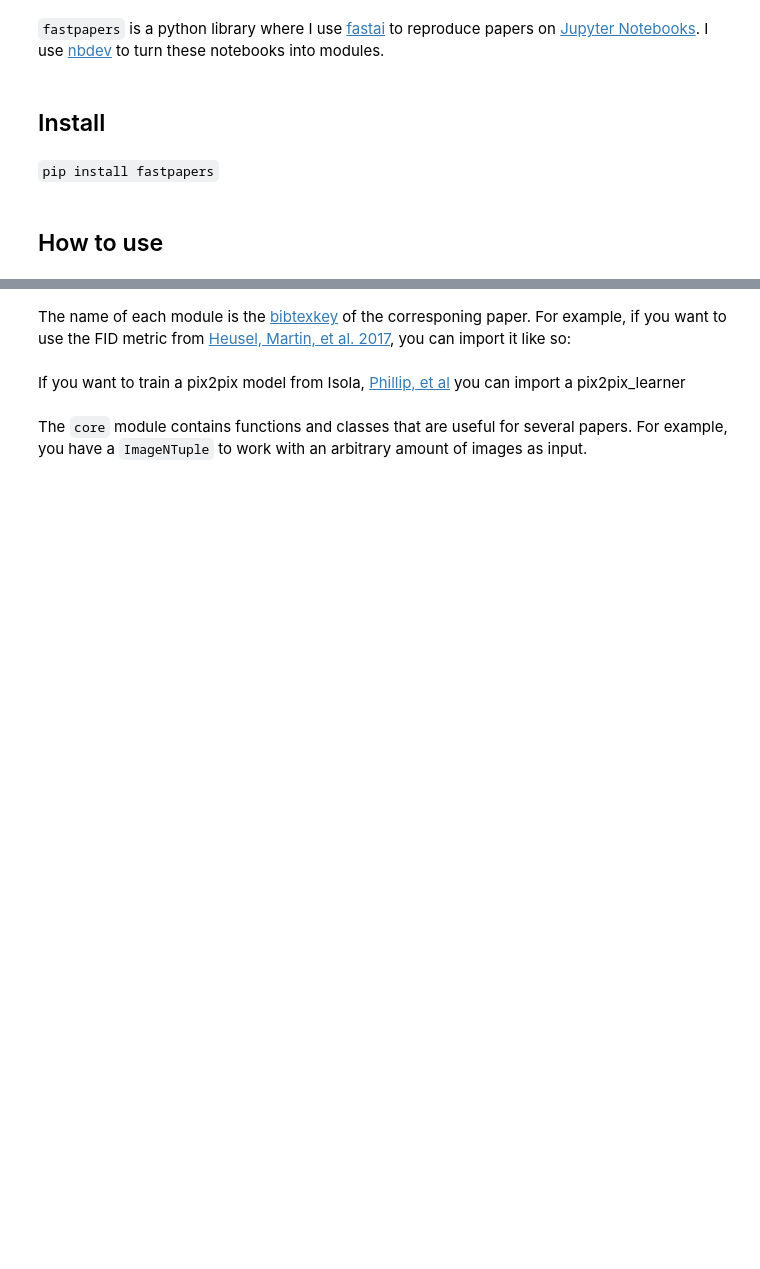
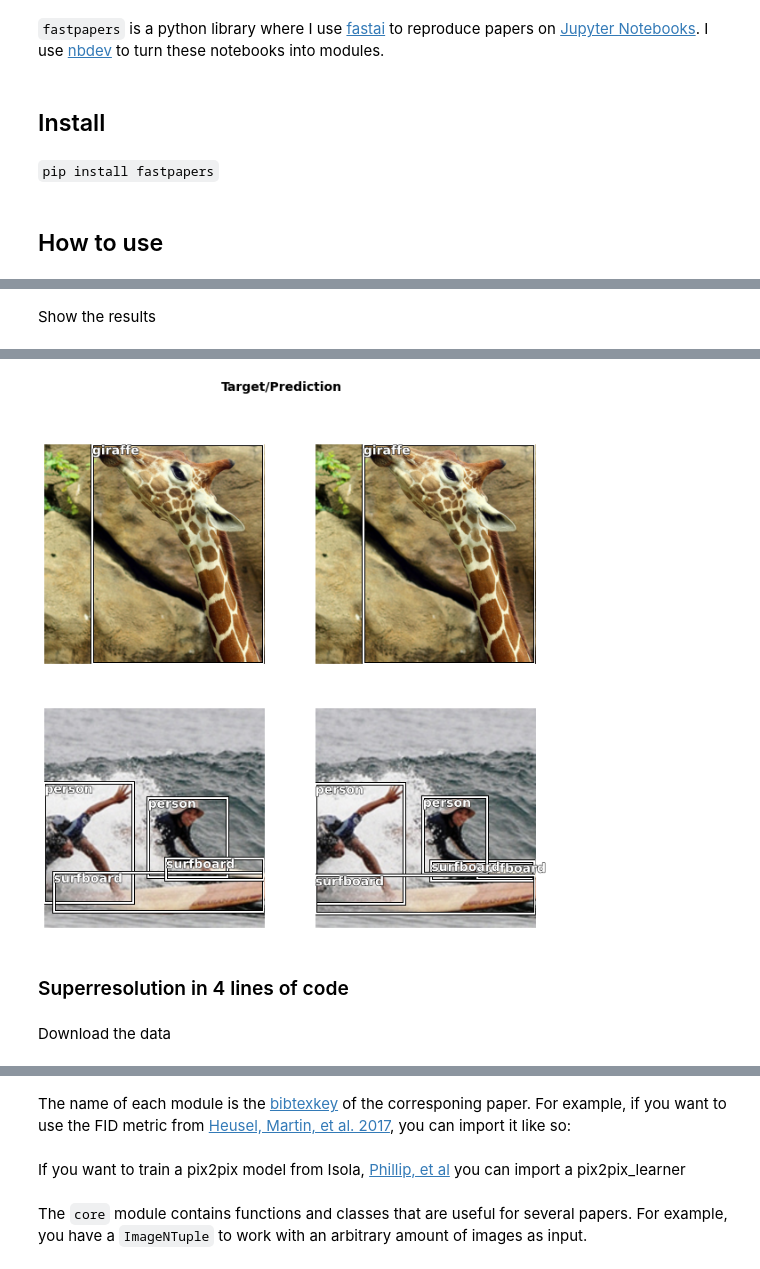
Before and after one commit to ababino/fastpapers, a Jupyter notebook: index.ipynb, the cells around one changed output, grey strips where cells are left out. Saved outputs shown, nothing was run; the diff lists cells and outputs as text; code cells hidden in the pictures; blank space fills up the shorter version.

```diff
--- a/index.ipynb
+++ b/index.ipynb
@@ -24,0 +32,2 @@ from fastpapers import *
+# %%
+path = download_coco(force_download=False)
@@ -24,0 +36,4 @@ from fastpapers import *
+# %%
+dls = CocoDataLoaders.from_sources(path, vocab=coco_vocab, num_workers=0)
+learnd = detr_learner(dls)
+learnd.fit(1, lr=[1e-5, 1e-5, 1e-5])
@@ -24,0 +44,5 @@ from fastpapers import *
+# %% [markdown]
+Show the results
+# %%
+with learnd.removed_cbs(learnd.coco_eval): learnd.show_results(max_n=8, figsize=(10,10))
+# %% [output]
@@ -24,0 +50,5 @@ from fastpapers import *
+[figure, added]
+# %% [markdown]
+### Superresolution in 4 lines of code
+# %% [markdown]
+Download the data
```
Also changed, not shown: parts of 13 cells of this notebook, 8 other files.
